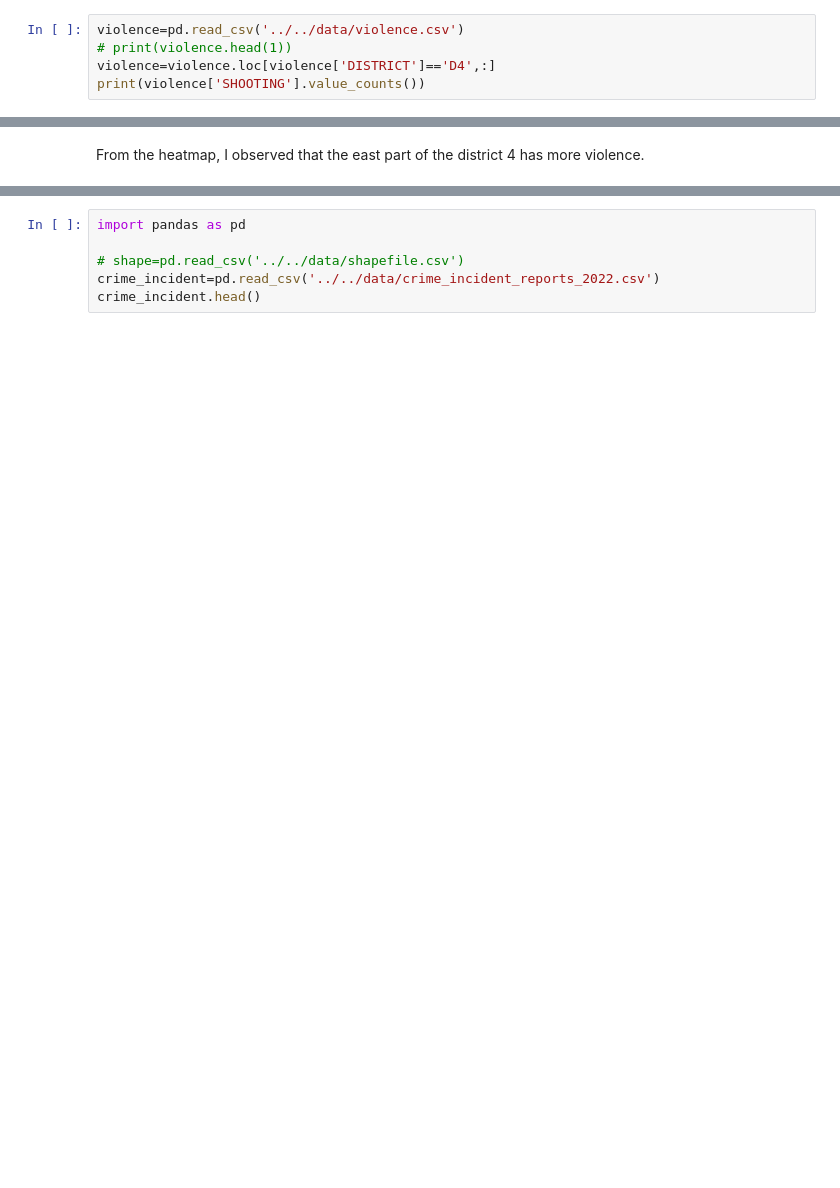
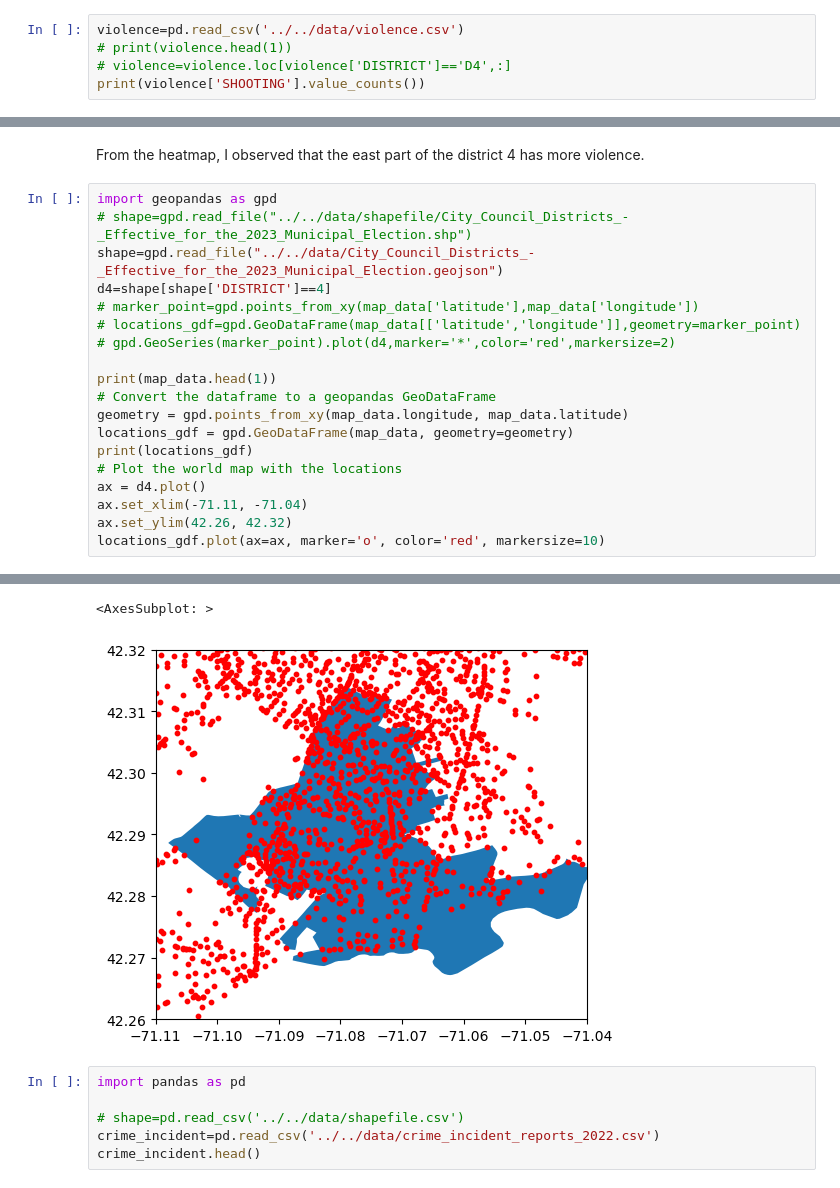
Before and after one commit to BU-Spark/ds-councilor-worrell-gun-violence, a Jupyter notebook: spring23-team-2/deliverables/deliverables 1/pattern.ipynb, the cells around one changed output, grey strips where cells are left out. Cells and saved outputs as stored; diff of their text form; blank space fills up the shorter version.

```diff
--- a/spring23-team-2/deliverables/deliverables 1/pattern.ipynb
+++ b/spring23-team-2/deliverables/deliverables 1/pattern.ipynb
@@ -38,6 +38,6 @@ The ratio of black or african american victim is much higher than the ratio of w
 # %%
 violence=pd.read_csv('../../data/violence.csv')
 # print(violence.head(1))
-violence=violence.loc[violence['DISTRICT']=='D4',:]
+# violence=violence.loc[violence['DISTRICT']=='D4',:]
 print(violence['SHOOTING'].value_counts())
 # %% [output]
@@ -82,3 +82,23 @@ base_map
 [interactive output not drawn]
 # %% [markdown]
 From the heatmap, I observed that the east part of the district 4 has more violence.
+# %%
+import geopandas as gpd
+# shape=gpd.read_file("../../data/shapefile/City_Council_Districts_-_Effective_for_the_2023_Municipal_Election.shp")
+shape=gpd.read_file("../../data/City_Council_Districts_-_Effective_for_the_2023_Municipal_Election.geojson")
+d4=shape[shape['DISTRICT']==4]
+# marker_point=gpd.points_from_xy(map_data['latitude'],map_data['longitude'])
+# locations_gdf=gpd.GeoDataFrame(map_data[['latitude','longitude']],geometry=marker_point)
+# gpd.GeoSeries(marker_point).plot(d4,marker='*',color='red',markersize=2)
+
+print(map_data.head(1))
+# Convert the dataframe to a geopandas GeoDataFrame
+geometry = gpd.points_from_xy(map_data.longitude, map_data.latitude)
+locations_gdf = gpd.GeoDataFrame(map_data, geometry=geometry)
+print(locations_gdf)
+# Plot the world map with the locations
+ax = d4.plot()
+ax.set_xlim(-71.11, -71.04)
+ax.set_ylim(42.26, 42.32)
+locations_gdf.plot(ax=ax, marker='o', color='red', markersize=10)
+# %% [output]
@@ -85,3 +122,5 @@ From the heatmap, I observed that the east part of the district 4 has more viole
+<AxesSubplot: >
+[figure, added]
 # %%
 import pandas as pd
 
```
Also changed, not shown: parts of 5 cells of this notebook, 1 other file.
